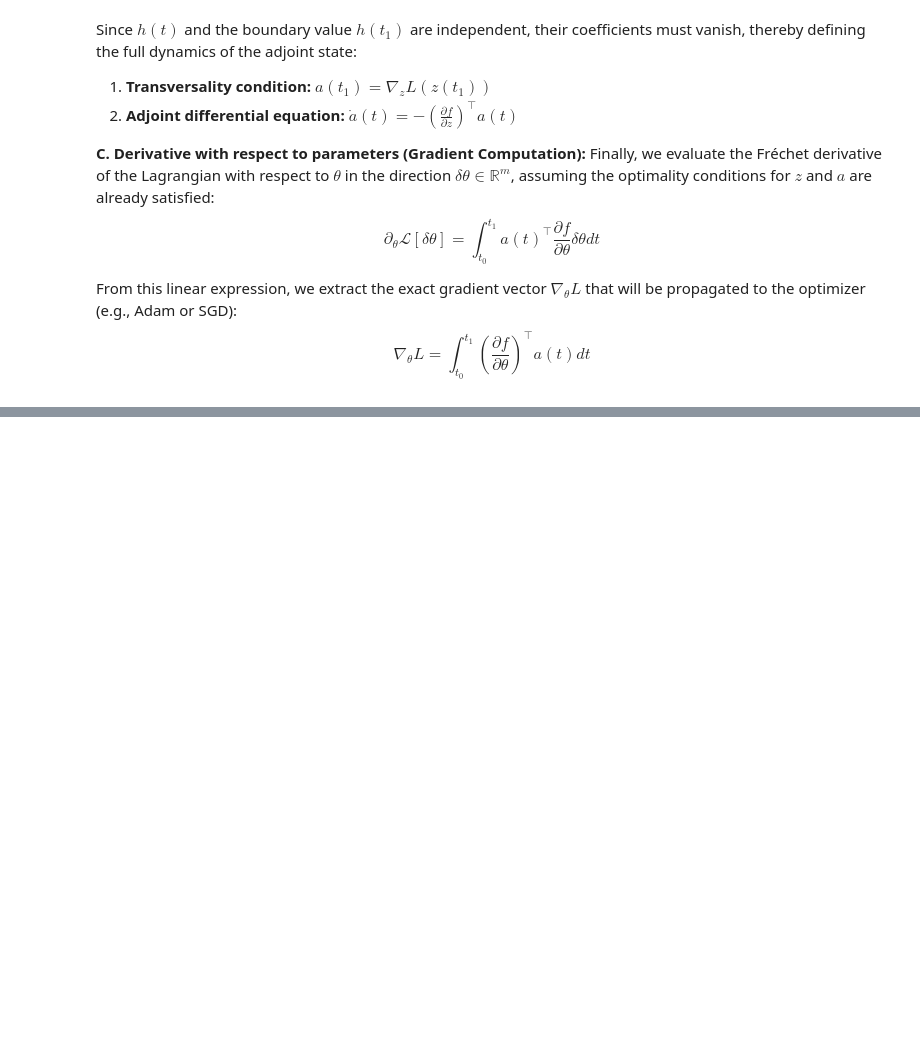
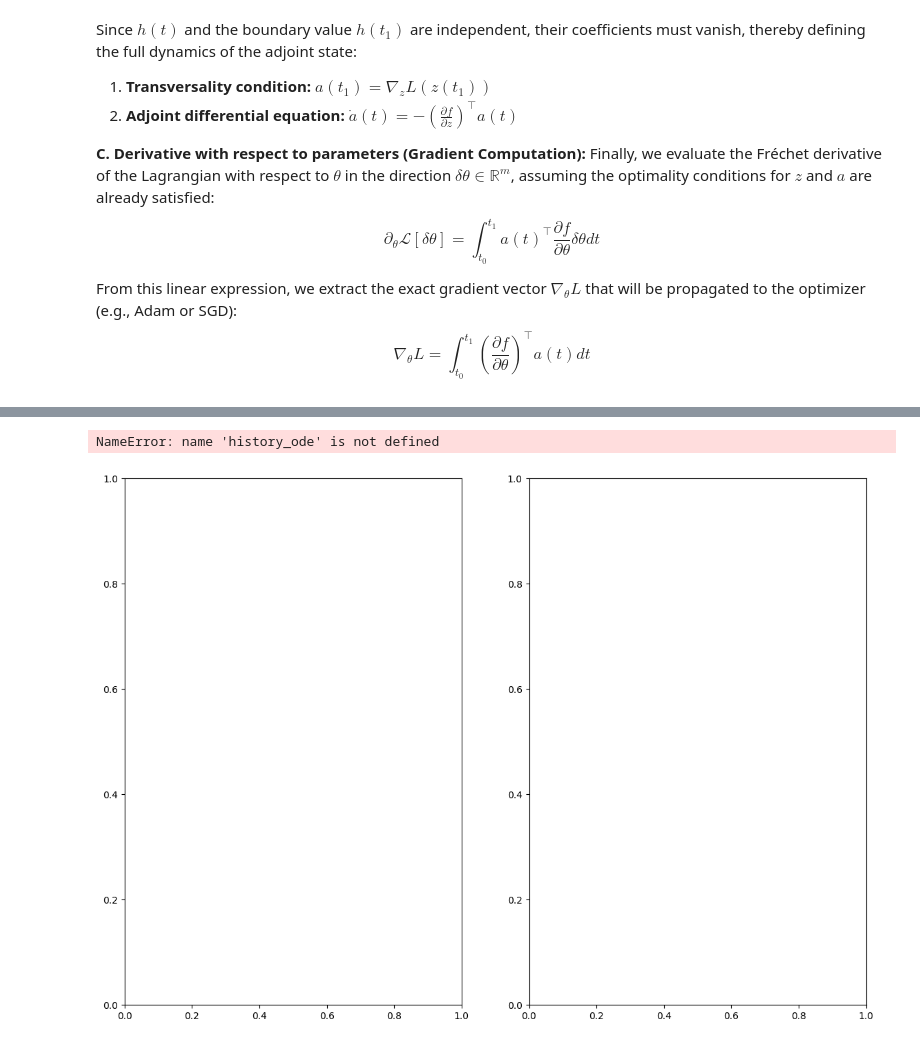
Before and after one commit to PABOCARMONA/Advanced-mathematical-modeling, a Jupyter notebook: NeuralODE.ipynb, the cells around one changed output, grey strips where cells are left out. Saved outputs shown, nothing was run; the diff lists cells and outputs as text; code cells hidden in the pictures; blank space fills up the shorter version.

```diff
--- a/NeuralODE.ipynb
+++ b/NeuralODE.ipynb
@@ -1541,0 +892,28 @@ KeyboardInterrupt:
+# %%
+# 11.1 LEARNING CURVES
+fig, axes = plt.subplots(1, 2, figsize=(14, 10))
+
+# Accuracy
+ax = axes[0]
+ax.plot(history_ode['test_acc'], 'b-', linewidth=2, label='Neural ODE')
+ax.plot(history_resnet['test_acc'], 'r-', linewidth=2, label='ResNet')
+ax.axhline(y=best_acc_ode, color='blue', linestyle='--', alpha=0.5)
+ax.axhline(y=best_acc_resnet, color='red', linestyle='--', alpha=0.5)
+ax.set_xlabel('Epoch')
+ax.set_ylabel('Accuracy (%)')
+ax.set_title('MNIST')
+ax.legend()
+ax.grid(True, alpha=0.3)
+
+# Loss
+ax = axes[1]
+ax.plot(history_ode['train_loss'], 'b-', linewidth=2, label='Neural ODE')
+ax.plot(history_resnet['train_loss'], 'r-', linewidth=2, label='ResNet')
+ax.set_xlabel('Epoch')
+ax.set_ylabel('Loss')
+ax.set_title('MNIST')
+ax.legend()
+ax.grid(True, alpha=0.3)
+# %% [output]
+NameError: name 'history_ode' is not defined
+[figure, added]
```
Also changed, not shown: parts of 55 cells of this notebook, 2 other files.
